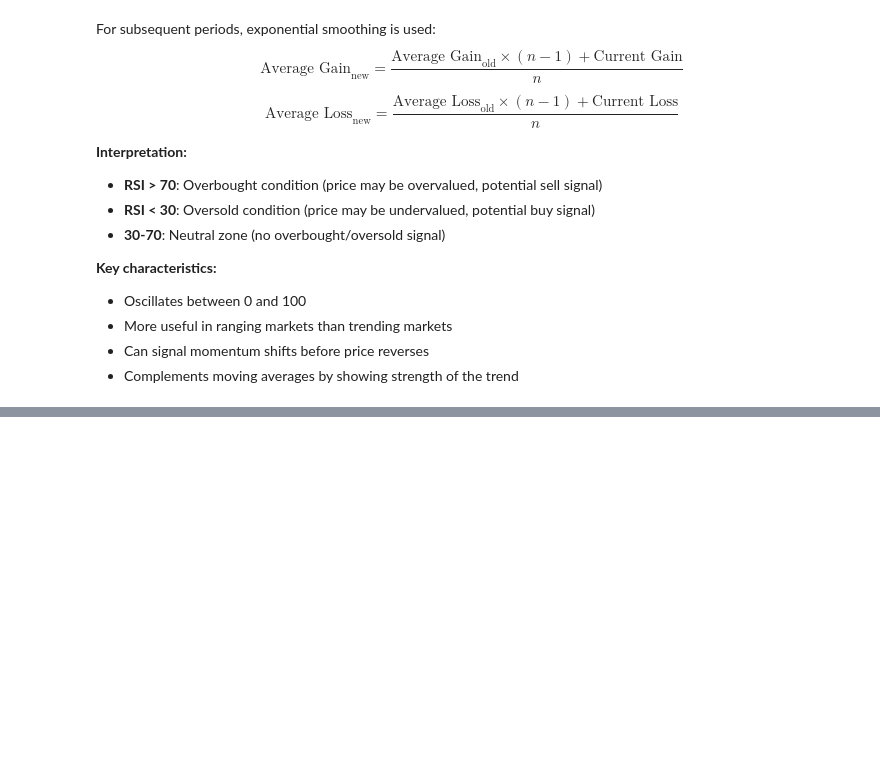
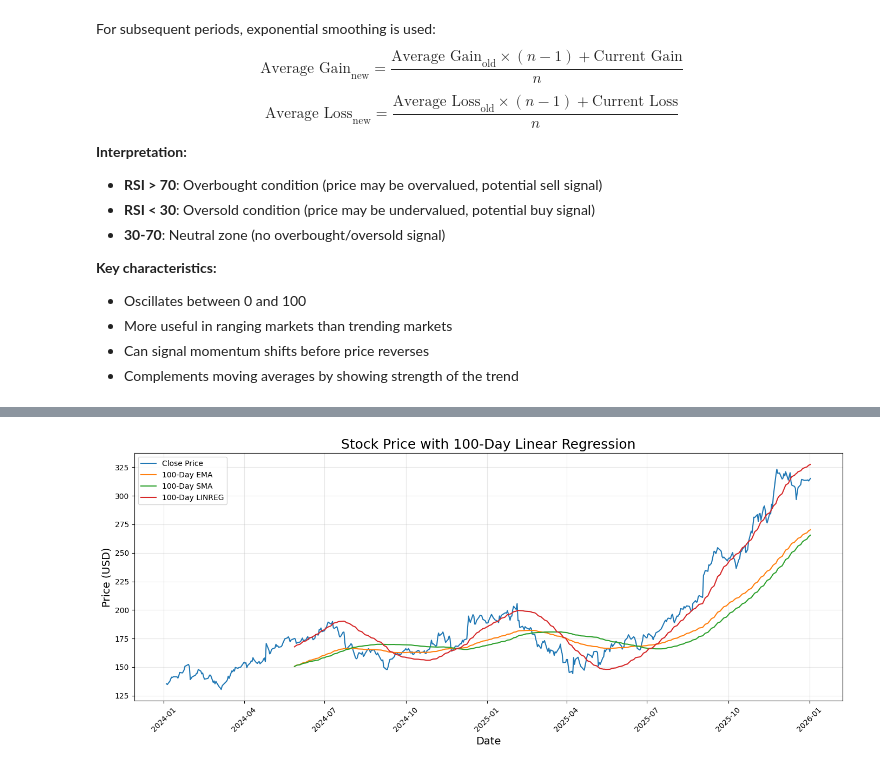
Before and after one commit to JamesDuf/UW-WIM2026-StockAnalysis, a Jupyter notebook: notebook.ipynb, the cells around one changed output, grey strips where cells are left out. Saved outputs shown, nothing was run; the diff lists cells and outputs as text; code cells hidden in the pictures; blank space fills up the shorter version.

Commit message:
LINREG

```diff
--- a/notebook.ipynb
+++ b/notebook.ipynb
@@ -182,0 +239,18 @@ plt.tight_layout()
+# %%
+data['LINREG100'] = ta.LINEARREG(data['Close'], timeperiod=100)
+# %%
+plt.figure(figsize=(14, 6))
+plt.plot(data['Close'], label='Close Price', linewidth=1.5)
+plt.plot(data['EMA100'], label='100-Day EMA', linewidth=1.5)
+plt.plot(data['SMA100'], label='100-Day SMA', linewidth=1.5)
+plt.plot(data['LINREG100'], label= '100-Day LINREG', linewidth=1.5)
+
+plt.title('Stock Price with 100-Day Linear Regression', fontsize=18)
+plt.xlabel('Date', fontsize=14)
+plt.ylabel('Price (USD)', fontsize=14)
+plt.legend(fontsize=10)
+plt.grid(True, alpha=0.3)
+plt.xticks(rotation=45)
+plt.tight_layout()
+# %% [output]
+[figure, added]
```
Also changed, not shown: parts of 4 cells of this notebook.
